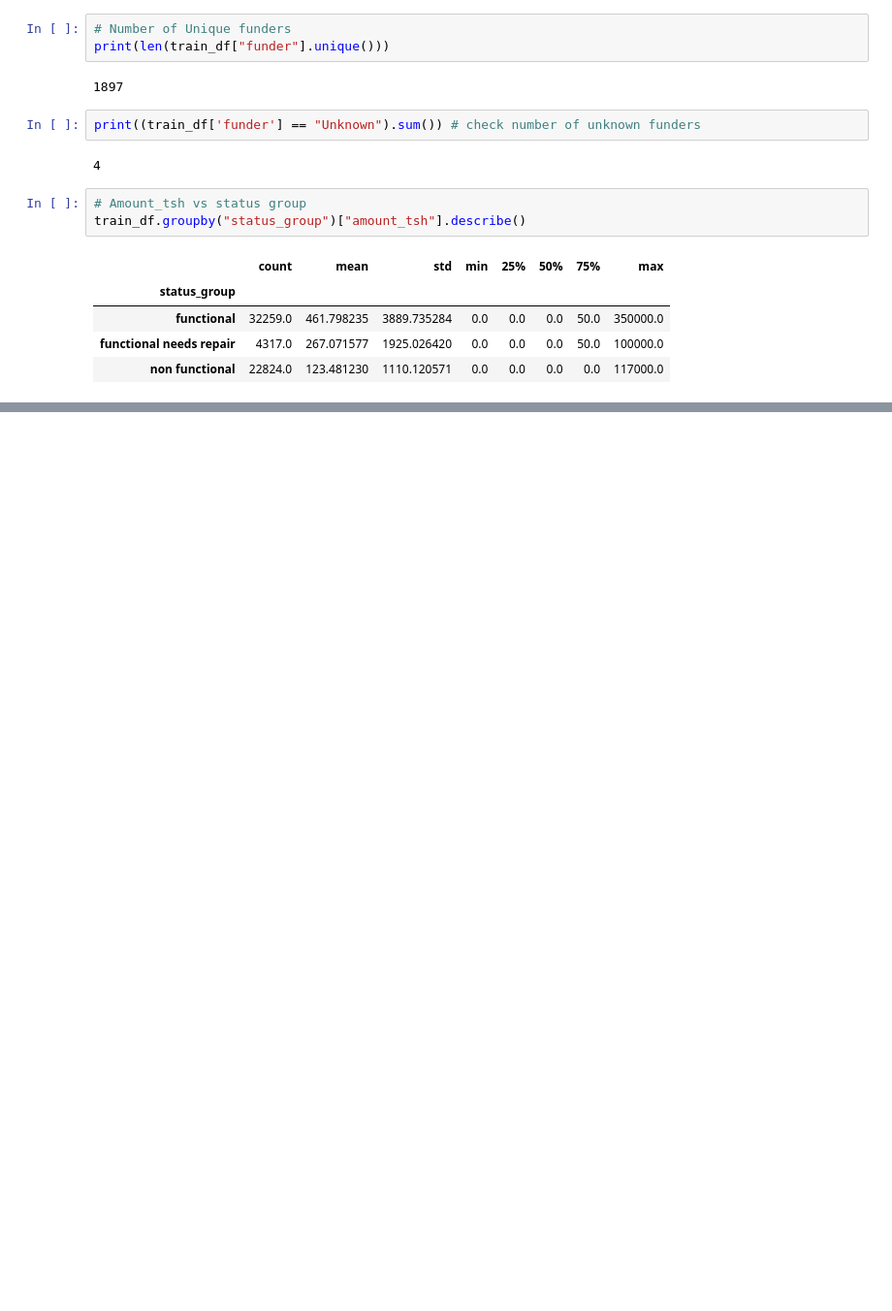
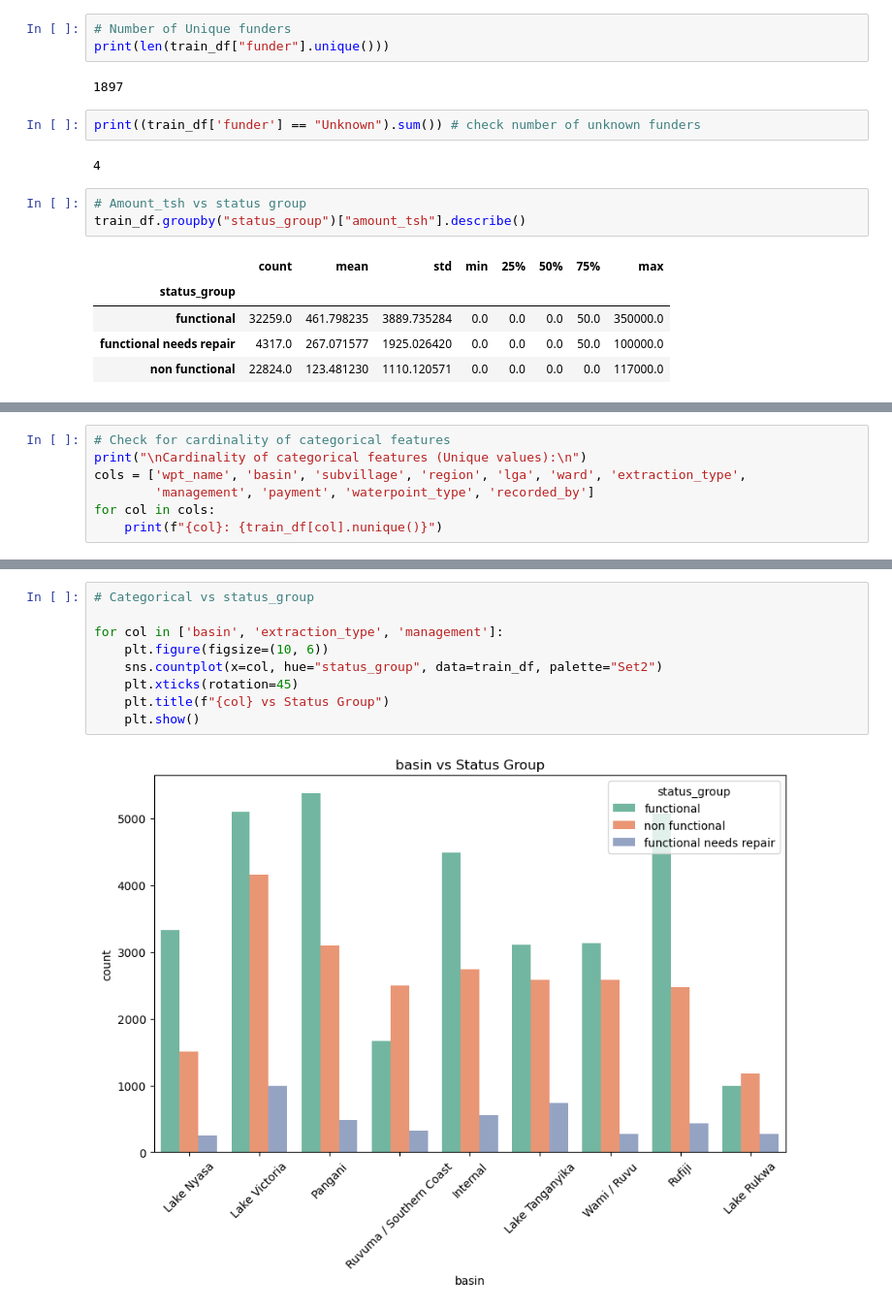
Before and after one commit to KitwanaSh/data_driven_competition, a Jupyter notebook: water_pumps_tz/pump_it_up.ipynb, the cells around one changed output, grey strips where cells are left out. Shown: that part at 97% size. Saved outputs shown, nothing was run; the diff lists cells and outputs as text; blank space fills up the shorter version.

Commit message:
Feat: Finish data exploration

```diff
--- a/water_pumps_tz/pump_it_up.ipynb
+++ b/water_pumps_tz/pump_it_up.ipynb
@@ -267,0 +296,7 @@ train_df.groupby("status_group")["amount_tsh"].describe()
+# %%
+# Check for cardinality of categorical features
+print("\nCardinality of categorical features (Unique values):\n")
+cols = ['wpt_name', 'basin', 'subvillage', 'region', 'lga', 'ward', 'extraction_type',
+        'management', 'payment', 'waterpoint_type', 'recorded_by']
+for col in cols:
+    print(f"{col}: {train_df[col].nunique()}")
@@ -267,0 +332,11 @@ train_df.groupby("status_group")["amount_tsh"].describe()
+# %%
+# Categorical vs status_group
+
+for col in ['basin', 'extraction_type', 'management']:
+    plt.figure(figsize=(10, 6))
+    sns.countplot(x=col, hue="status_group", data=train_df, palette="Set2")
+    plt.xticks(rotation=45)
+    plt.title(f"{col} vs Status Group")
+    plt.show()
+# %% [output]
+[figure, added]
```
Also changed, not shown: parts of 14 cells of this notebook.
